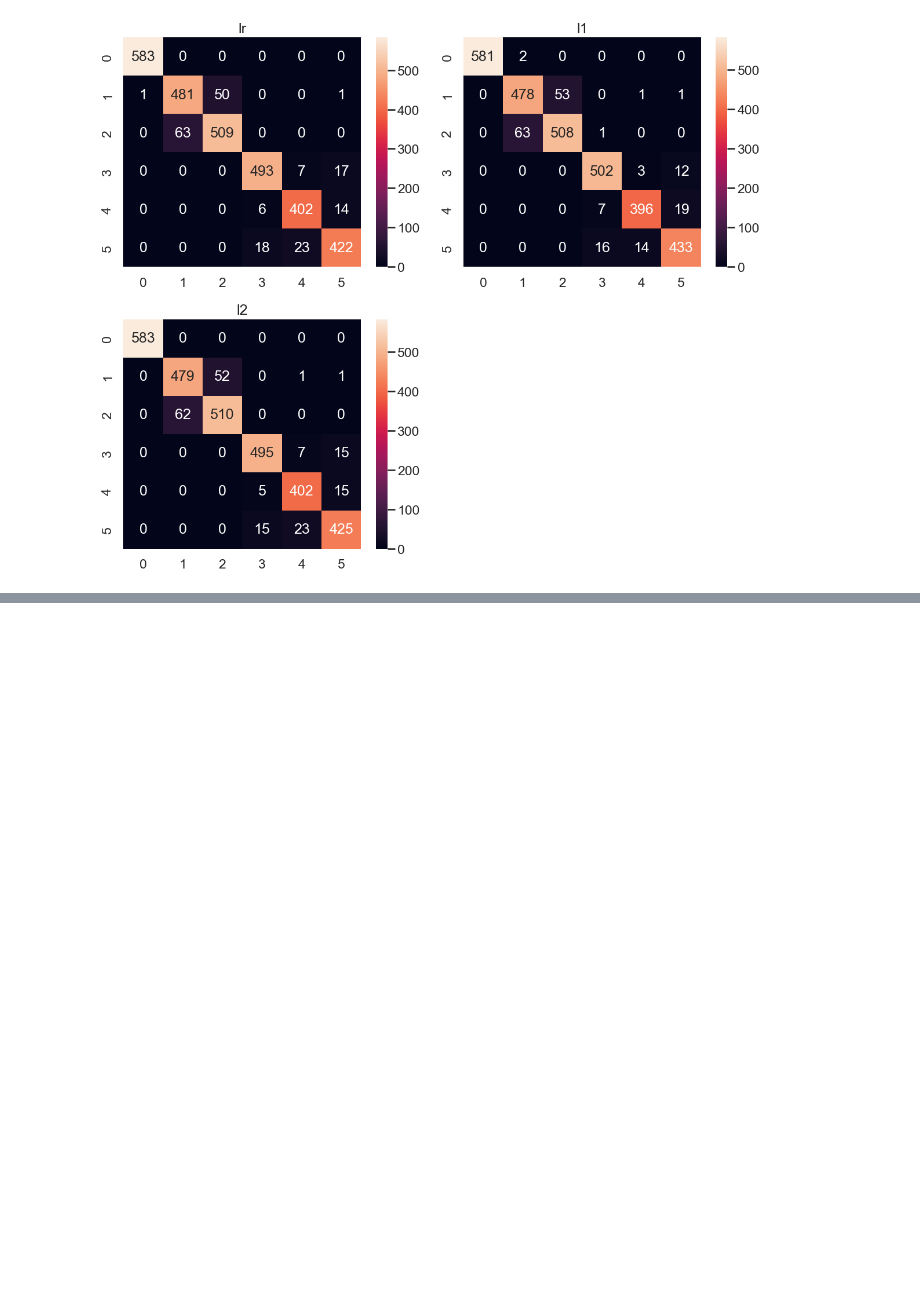
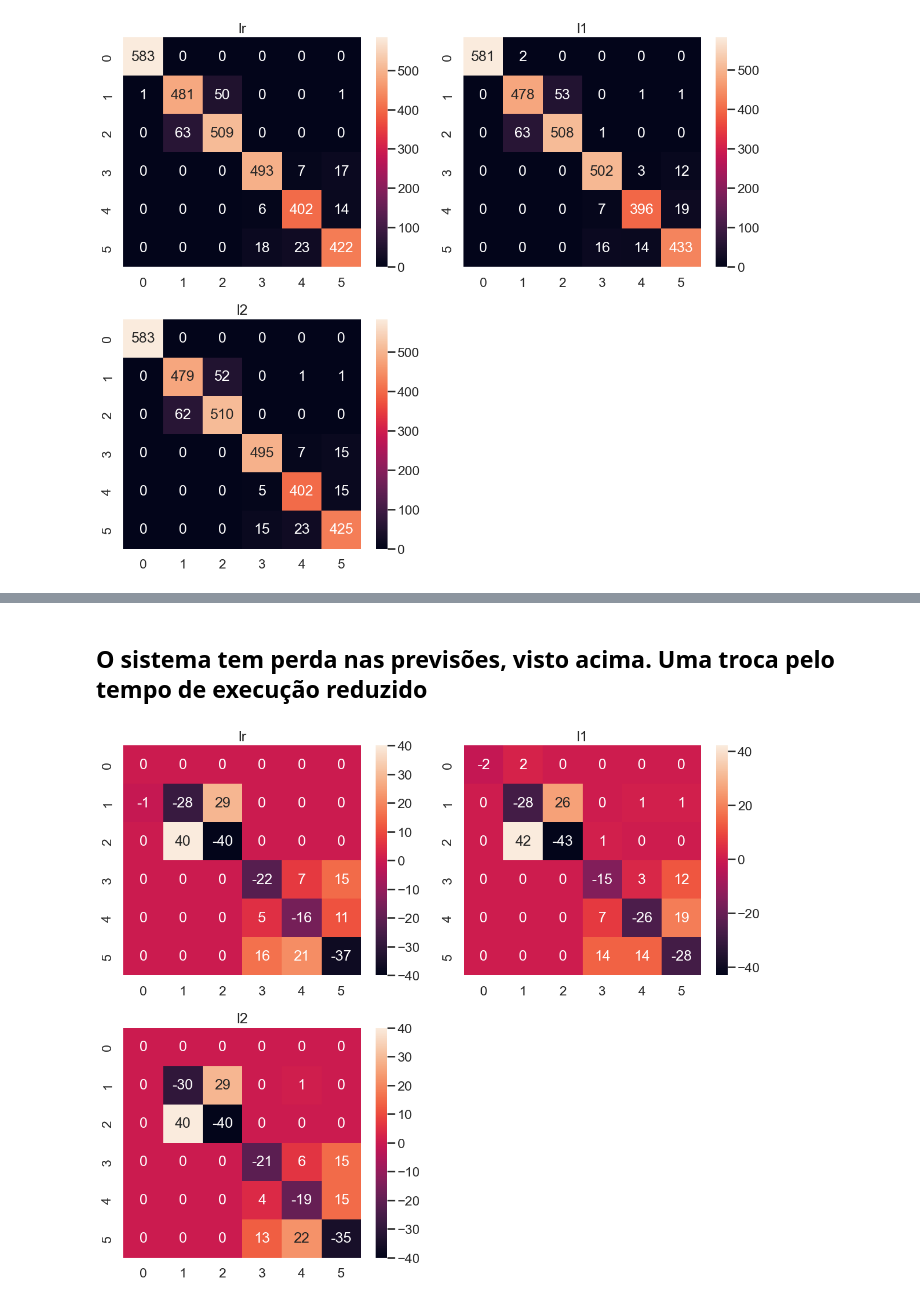
Before and after one commit to anambrito/IC-Inteligencia-Computacional, a Jupyter notebook: Regularização BiasVariância Métrica de Erro/Regressao_Logistica_V2_ava.ipynb, the cells around one changed output, grey strips where cells are left out. Saved outputs shown, nothing was run; the diff lists cells and outputs as text; code cells hidden in the pictures; blank space fills up the shorter version.

```diff
--- a/Regularização BiasVariância Métrica de Erro/Regressao_Logistica_V2_ava.ipynb
+++ b/Regularização BiasVariância Métrica de Erro/Regressao_Logistica_V2_ava.ipynb
@@ -594,2 +602,20 @@ plt.tight_layout()
+# %% [markdown]
+## O sistema tem perda nas previsões, visto acima. Uma troca pelo tempo de execução reduzido
 # %%
 # Perform a comparison of the outputs between Question 8 and 13 and give your observation
+# %%
+fig, axList = plt.subplots(nrows=2, ncols=2)
+axList = axList.flatten()
+fig.set_size_inches(12, 10)
+
+axList[-1].axis('off')
+
+for ax,lab in zip(axList[:-1], coeff_labels):
+    sns.heatmap(cm_new[lab]-cm[lab], ax=ax, annot=True, fmt='d');
+    ax.set(title=lab);
+
+plt.tight_layout()
+
+# Previsão x Verdadeiro: (Modelo com redução de features) - (Modelo sem redução de features)
+# %% [output]
+[figure, added]
```
Also changed, not shown: parts of 2 cells of this notebook.
